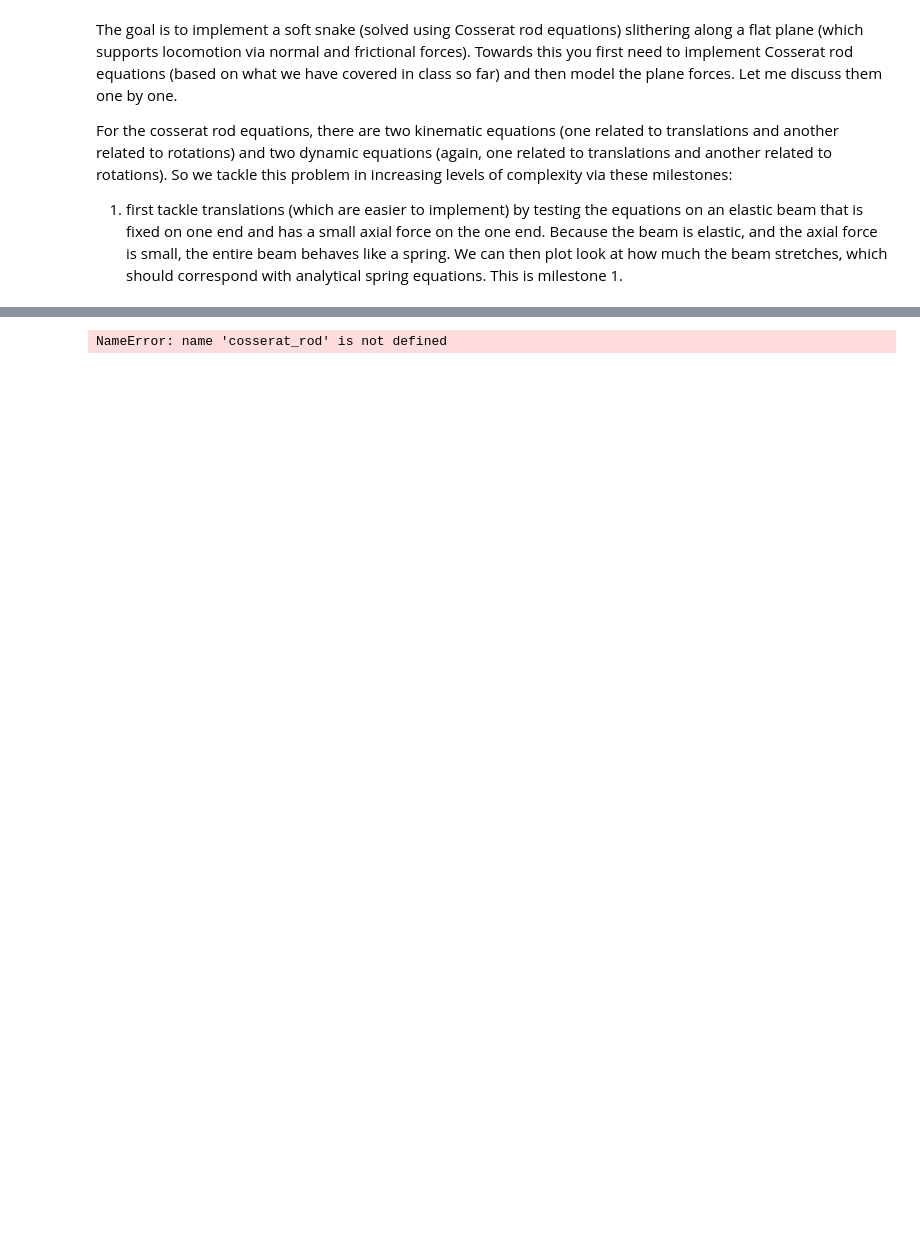
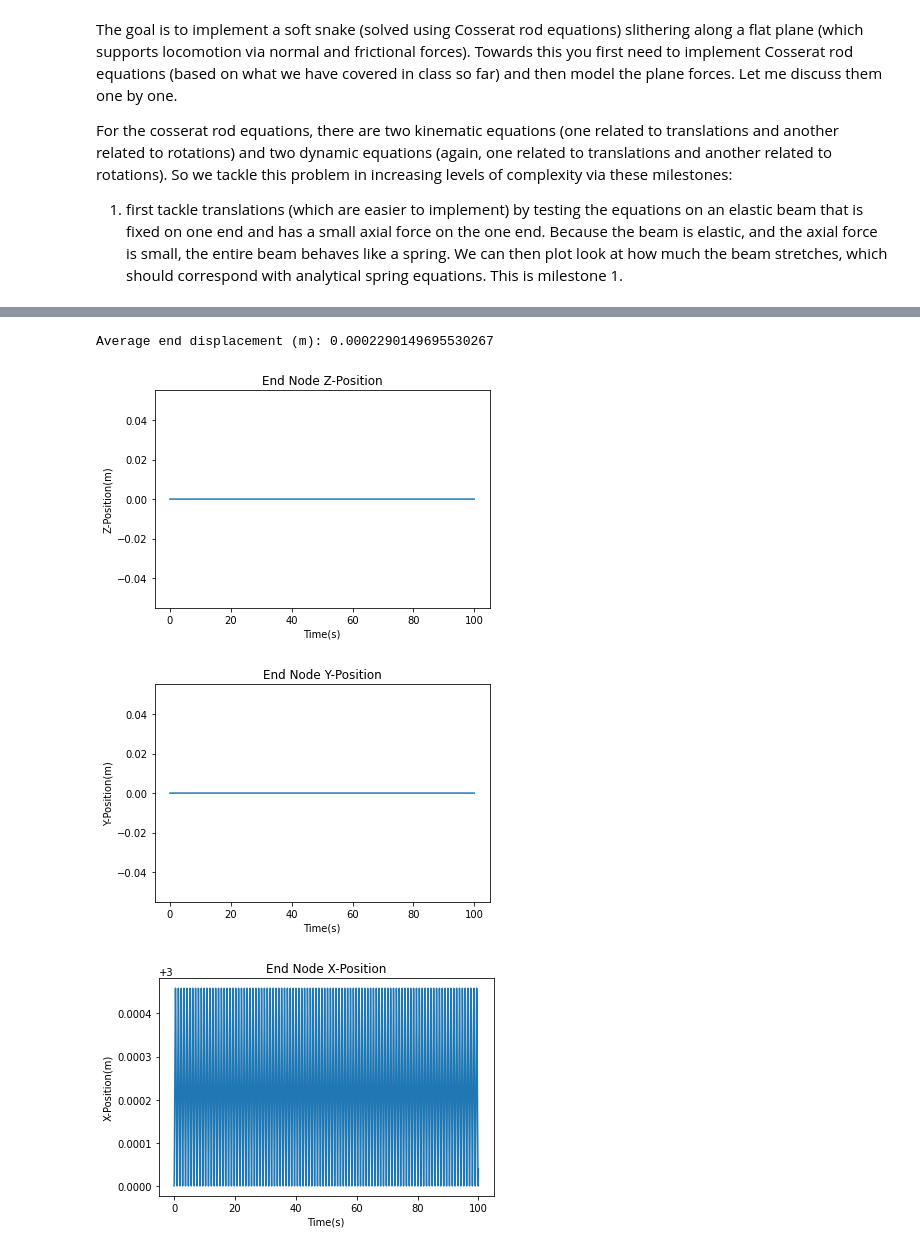
Before and after one commit to luketl2/ME-447-Project-2, a Jupyter notebook: milestone1/milestone1.ipynb, the cells around one changed output, grey strips where cells are left out. Drawn from its saved outputs; the diff is of its cells as text; code cells hidden in the pictures; blank space fills up the shorter version.

```diff
--- a/milestone1/milestone1.ipynb
+++ b/milestone1/milestone1.ipynb
@@ -151,21 +151,28 @@ Average end displacement (m): 5.399294564303619e-05
 # %%
-stretch_case = cosserat_rod(2)
-t_total = 50
-dt = 3E-7
-ext_force = np.zeros((3, stretch_case.n_nodes))
-ext_force[-1, -1] = 15
-final_pos, position_history = stretch_case.run(ext_force, t_total, dt)
-
 time_history = np.arange(0, t_total, dt)
 plt.plot(time_history, position_history[-1,0,:])
+plt.title("End Node Z-Position")
+plt.xlabel("Time(s)")
+plt.ylabel("Z-Position(m)")
+plt.figure()
+plt.plot(time_history, position_history[-1,0,:])
+plt.title("End Node Y-Position")
+plt.xlabel("Time(s)")
+plt.ylabel("Y-Position(m)")
 plt.figure()
 plt.plot(time_history, position_history[-1,-1,:])
+plt.title("End Node X-Position")
+plt.xlabel("Time(s)")
+plt.ylabel("X-Position(m)")
 print()
 print('Average end displacement (m): ', end = '')
 print(np.mean(position_history[-1,-1,:]-position_history[-1,-1, 0]))
 print()
 # %% [output]
-NameError: name 'cosserat_rod' is not defined
+Average end displacement (m): 0.0002290149695530267
+[figure, added]
+[figure, added]
+[figure, added]
 # %%
 position_history.shape
 # %% [output]
```
Also changed, not shown: parts of 7 cells of this notebook, 29 other files.
